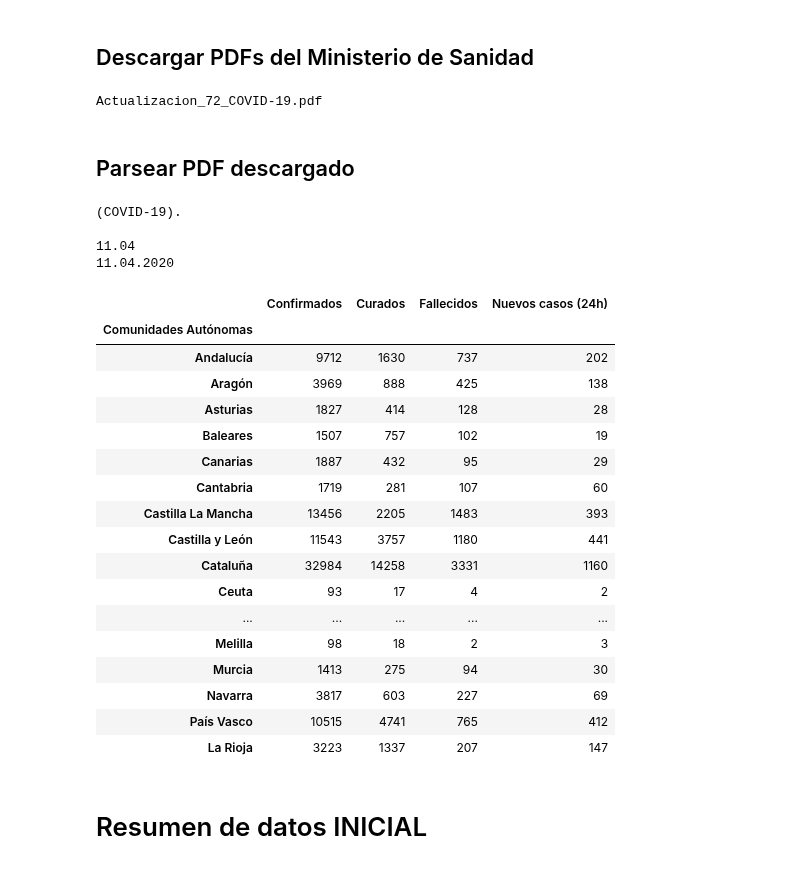
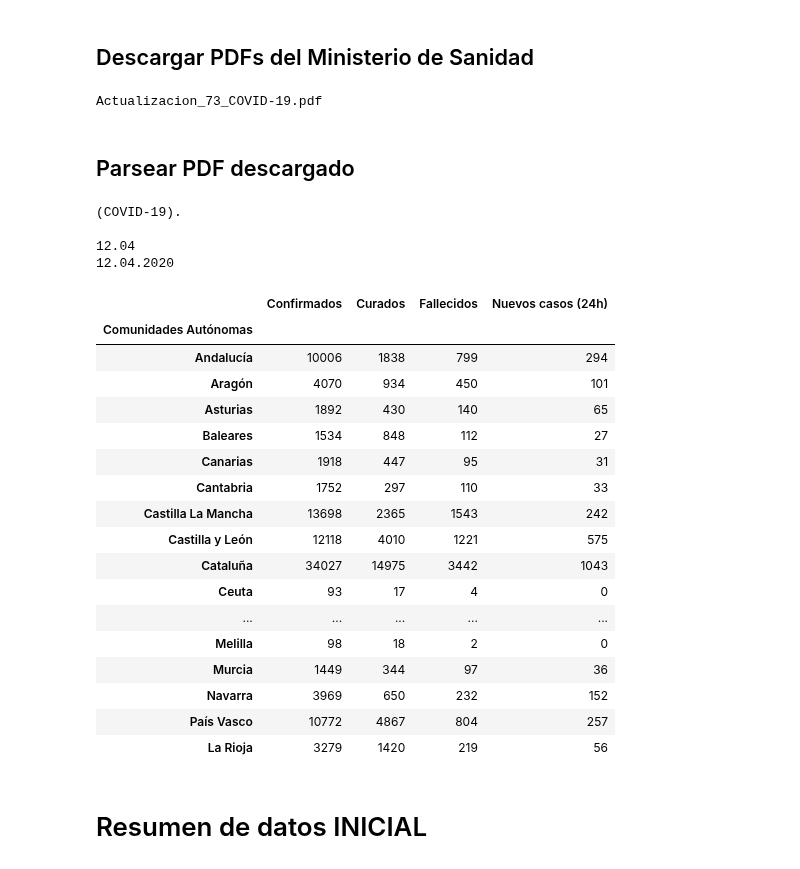
Before and after one commit to akakicreations/covid19-project, a Jupyter notebook: covid19_notebook_WEBFINAL.ipynb, the cells around one changed output. Drawn from its saved outputs; the diff is of its cells as text; code cells hidden in the pictures.

```diff
--- a/covid19_notebook_WEBFINAL.ipynb
+++ b/covid19_notebook_WEBFINAL.ipynb
@@ -15,9 +15,11 @@ date_daybefore = date_today - timedelta(days=1)
 date_today = date_today.strftime('%d/%m')
 date_daybefore = date_daybefore.strftime('%d/%m')
 # %%
-path_spain = 'pdf_files/Actualizacion_72_COVID-19.pdf'
-new_inform = 72
-new_before = 71
+new_inform = 73
+new_before = new_inform - 1
+path_spain = 'pdf_files/Actualizacion_73_COVID-19.pdf'
+path_spain_before = 'pdf_files/Actualizacion_72_COVID-19.pdf'
+
 date_today_large = date_today_complete.strftime('%Y-%m-%d')
 date_today_large
 # %% [output]
@@ -94,7 +96,7 @@ else:
     for f in lst_files:
         os.rename("./{}".format(f), "./pdf_files/{}".format(f))
 # %% [output]
-Actualizacion_72_COVID-19.pdf
+Actualizacion_73_COVID-19.pdf
 # %% [markdown]
 ## Parsear PDF descargado
 # %%
@@ -115,55 +117,54 @@ ind_fin = raw['content'].find('mundo:')
 
 #Coger fecha del PDF
 def get_fecha(string):
     ind_ini = string.find('(COVID-19)')
     ind_fin = string.find('.20')
     print(string[ind_ini:ind_fin])
     return string[ind_ini:ind_fin].split('\n')[-1]+'.2020'
 
 fecha_data_spain = get_fecha(raw['content'])
 print(fecha_data_spain)
 
 # Coger tablar primera página
 import tabula
 from tabula import read_pdf
-data_spain_ccaa = tabula.read_pdf(path_spain, stream=True, pages=1)[0]
-data_spain_ccaa.columns = ['Comunidades Autónomas','Confirmados', 'IA', 'Hospitalizados', 'UCI', 'Fallecidos', 'Curados', 'Nuevos casos (24h)']
-data_spain_ccaa.rename(index={23: "Casos totales en España" + " (act." + date_today + ")" }, inplace=True)
-data_spain_ccaa = data_spain_ccaa.iloc[3:22]
+data_spain_ccaa_all = tabula.read_pdf(path_spain, stream=True, pages=1)[0]
+data_spain_ccaa_all.columns = ['Comunidades Autónomas','Confirmados', 'IA', 'Hospitalizados', 'UCI', 'Fallecidos', 'Curados', 'Nuevos casos (24h)']
+data_spain_ccaa = data_spain_ccaa_all.iloc[3:22]
 data_spain_ccaa = data_spain_ccaa[['Comunidades Autónomas', 'Confirmados', 'Curados', 'Fallecidos', 'Nuevos casos (24h)']]
 
 #Quitar símbolos raros qye nos sobran
 data_spain_ccaa['Confirmados'] = data_spain_ccaa['Confirmados'].str.replace('.','')
 data_spain_ccaa['Fallecidos'] = data_spain_ccaa['Fallecidos'].str.replace('.','')
 data_spain_ccaa['Curados'] = data_spain_ccaa['Curados'].str.replace('.','')
 data_spain_ccaa['Nuevos casos (24h)'] = data_spain_ccaa['Nuevos casos (24h)'].str.replace('.','')
 
 # Seleccionar índice Comunidades Autónomas
 data_spain_ccaa = data_spain_ccaa.set_index('Comunidades Autónomas')
 data_spain_ccaa
 # %% [output]
 (COVID-19).
 
-11.04
-11.04.2020
+12.04
+12.04.2020
 |  | Confirmados | Curados | Fallecidos | Nuevos casos (24h) |
 | Comunidades Autónomas |  |  |  |  |
-| Andalucía | 9712 | 1630 | 737 | 202 |
-| Aragón | 3969 | 888 | 425 | 138 |
-| Asturias | 1827 | 414 | 128 | 28 |
-| Baleares | 1507 | 757 | 102 | 19 |
-| Canarias | 1887 | 432 | 95 | 29 |
-| Cantabria | 1719 | 281 | 107 | 60 |
-| Castilla La Mancha | 13456 | 2205 | 1483 | 393 |
-| Castilla y León | 11543 | 3757 | 1180 | 441 |
-| Cataluña | 32984 | 14258 | 3331 | 1160 |
-| Ceuta | 93 | 17 | 4 | 2 |
+| Andalucía | 10006 | 1838 | 799 | 294 |
+| Aragón | 4070 | 934 | 450 | 101 |
+| Asturias | 1892 | 430 | 140 | 65 |
+| Baleares | 1534 | 848 | 112 | 27 |
+| Canarias | 1918 | 447 | 95 | 31 |
+| Cantabria | 1752 | 297 | 110 | 33 |
+| Castilla La Mancha | 13698 | 2365 | 1543 | 242 |
+| Castilla y León | 12118 | 4010 | 1221 | 575 |
+| Cataluña | 34027 | 14975 | 3442 | 1043 |
+| Ceuta | 93 | 17 | 4 | 0 |
 | ... | ... | ... | ... | ... |
-| Melilla | 98 | 18 | 2 | 3 |
-| Murcia | 1413 | 275 | 94 | 30 |
-| Navarra | 3817 | 603 | 227 | 69 |
-| País Vasco | 10515 | 4741 | 765 | 412 |
-| La Rioja | 3223 | 1337 | 207 | 147 |
+| Melilla | 98 | 18 | 2 | 0 |
+| Murcia | 1449 | 344 | 97 | 36 |
+| Navarra | 3969 | 650 | 232 | 152 |
+| País Vasco | 10772 | 4867 | 804 | 257 |
+| La Rioja | 3279 | 1420 | 219 | 56 |
 # %% [markdown]
 # Resumen de datos INICIAL
 # %% [markdown]
```
Also changed, not shown: parts of 12 cells of this notebook, 23 other files.
